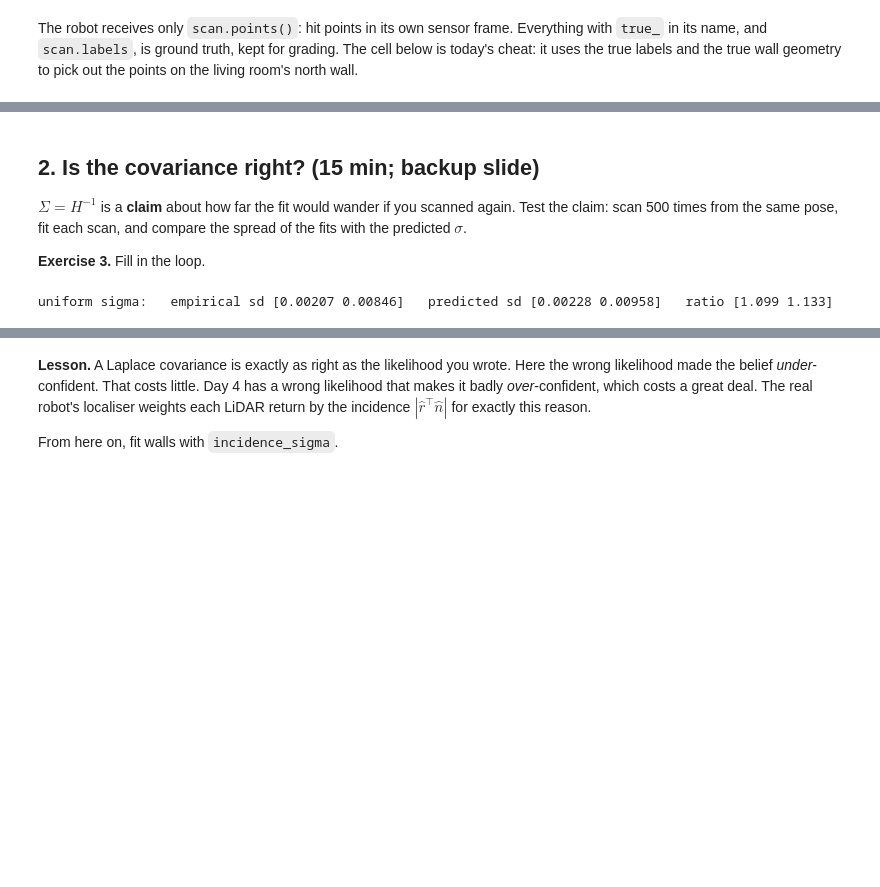
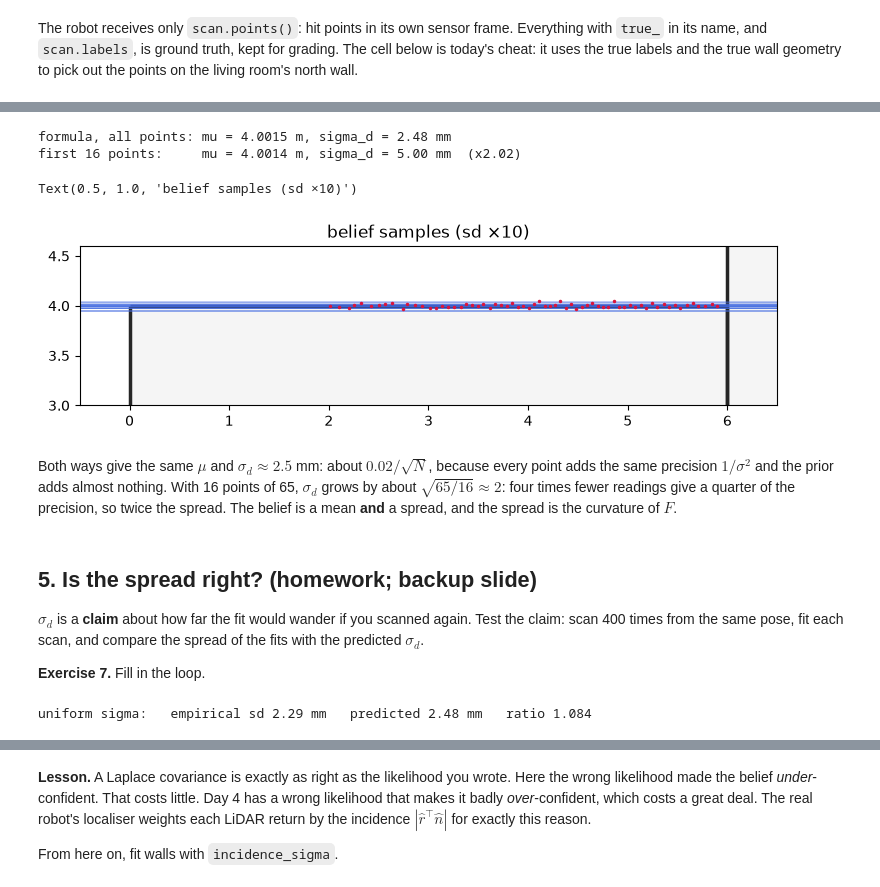
Before and after one commit to robocomp/active_inference, a Jupyter notebook: montevideo/labs/solutions/day2_solution.ipynb, the cells around one changed output, grey strips where cells are left out. Cells and saved outputs as stored; diff of their text form; code cells hidden in the pictures; blank space fills up the shorter version.

```diff
--- a/montevideo/labs/solutions/day2_solution.ipynb
+++ b/montevideo/labs/solutions/day2_solution.ipynb
@@ -26,0 +111,7 @@ world = two_room_apartment()
+# %%
+H = 1 / sigma_o**2 + 1 / sigma_p**2
+mus, sds = np.linspace(2.3, 2.7, 81), np.linspace(0.10, 0.35, 51)
+Fgrid = np.array([[free_energy(mu, sd) for sd in sds] for mu in mus])
+i, j = np.unravel_index(Fgrid.argmin(), Fgrid.shape)
+print(f"minimum at mu = {mus[i]:.3f}, sigma = {sds[j]:.3f};  1/sqrt(H) = {1/np.sqrt(H):.3f}")
+print(f"F at the minimum = {Fgrid[i, j]:.3f}   surprise = {-np.log(p_o):.3f}")
@@ -134,0 +277,15 @@ centroid and the information matrix becomes diagonal.
+# %%
+y0 = pts0[:, 1]
+m_d, sigma_pd, sigma = 3.0, 2.0, 0.02
+
+
+def F_wall(d, y=y0, sig=sigma):
+    return np.sum((y - d) ** 2 / (2 * sig**2)) + (d - m_d) ** 2 / (2 * sigma_pd**2)
+
+
+grid = np.linspace(3.9, 4.1, 20001)
+Fs = np.array([F_wall(d) for d in grid])
+mu_d = grid[Fs.argmin()]
+h = 1e-3
+H_d = (F_wall(mu_d + h) - 2 * F_wall(mu_d) + F_wall(mu_d - h)) / h**2
+print(f"{len(y0)} points:  mu = {mu_d:.4f} m,  H = {H_d:.0f},  sigma_d = 1/sqrt(H) = {1 / np.sqrt(H_d) * 1000:.2f} mm")
@@ -135,25 +303,56 @@ centroid and the information matrix becomes diagonal.
+# %%
+def fit_d(y, sig):
+    """The Laplace belief over d: returns (mu, sigma_d)."""
+    pi = 1 / np.broadcast_to(np.asarray(sig, float), y.shape) ** 2
+    H = 1 / sigma_pd**2 + pi.sum()
+    mu = (m_d / sigma_pd**2 + np.sum(pi * y)) / H
+    return mu, 1 / np.sqrt(H)
+
+
+mu0, sd0 = fit_d(y0, sigma)
+mu16, sd16 = fit_d(y0[:16], sigma)
+print(f"formula, all points: mu = {mu0:.4f} m, sigma_d = {sd0 * 1000:.2f} mm")
+print(f"first 16 points:     mu = {mu16:.4f} m, sigma_d = {sd16 * 1000:.2f} mm  (x{sd16 / sd0:.2f})")
+
+fig, ax = plt.subplots(figsize=(9, 3))
+draw.world(world, ax, things=False)
+for d in rng.normal(mu0, 10 * sd0, 30):                 # x10 in sd, so you can see it
+    ax.axhline(d, color="royalblue", lw=0.6, alpha=0.4)
+ax.plot(pts0[:, 0], pts0[:, 1], ".", color="crimson", ms=3)
+ax.set_xlim(-0.5, 6.5); ax.set_ylim(3.0, 4.6); ax.set_title("belief samples (sd ×10)")
+# %% [output]
+formula, all points: mu = 4.0015 m, sigma_d = 2.48 mm
+first 16 points:     mu = 4.0014 m, sigma_d = 5.00 mm  (x2.02)
+Text(0.5, 1.0, 'belief samples (sd ×10)')
+[figure, added]
+# %% [markdown]
+Both ways give the same $\mu$ and $\sigma_d \approx 2.5$ mm: about $0.02/\sqrt{N}$, because every
+point adds the same precision $1/\sigma^2$ and the prior adds almost nothing. With 16 points of 65,
+$\sigma_d$ grows by about $\sqrt{65/16} \approx 2$: four times fewer readings give a quarter of the
+precision, so twice the spread. The belief is a mean **and** a spread, and the spread is the
+curvature of $F$.
 # %% [markdown]
-## 2. Is the covariance right? (15 min; backup slide)
+## 5. Is the spread right? (homework; backup slide)
 
-$\Sigma = H^{-1}$ is a **claim** about how far the fit would wander if you scanned again. Test the
-claim: scan 500 times from the same pose, fit each scan, and compare the spread of the fits with
-the predicted $\sigma$.
+$\sigma_d$ is a **claim** about how far the fit would wander if you scanned again. Test the
+claim: scan 400 times from the same pose, fit each scan, and compare the spread of the fits with
+the predicted $\sigma_d$.
 
-**Exercise 3.** Fill in the loop.
+**Exercise 7.** Fill in the loop.
 # %%
-def monte_carlo(sigma_fn, n=500):
-    fits, sigmas = [], []
+def monte_carlo(sigma_fn, n=400):
+    fits, sds = [], []
     for _ in range(n):
         s = lidar.scan(world, pose0, rng)
         p, b = wall_points(s)
-        res = laplace(residual(p), [np.pi / 2, 4.0], sigma_fn(p, b), jacobian=jacobian(p))
-        fits.append(res.belief.mu)
-        sigmas.append(res.belief.sd)
-    return np.std(fits, axis=0), np.mean(sigmas, axis=0)
+        mu, sd = fit_d(p[:, 1], sigma_fn(p, b))
+        fits.append(mu)
+        sds.append(sd)
+    return np.std(fits), np.mean(sds)
 
 
 emp, pred = monte_carlo(lambda p, b: 0.02)
-print("uniform sigma:   empirical sd", emp.round(5), "  predicted sd", pred.round(5), "  ratio", (pred / emp).round(3))
+print(f"uniform sigma:   empirical sd {emp * 1000:.2f} mm   predicted {pred * 1000:.2f} mm   ratio {pred / emp:.3f}")
 # %% [output]
-uniform sigma:   empirical sd [0.00207 0.00846]   predicted sd [0.00228 0.00958]   ratio [1.099 1.133]
+uniform sigma:   empirical sd 2.29 mm   predicted 2.48 mm   ratio 1.084
 # %% [markdown]
```
Also changed, not shown: parts of 40 cells of this notebook, 30 other files.
